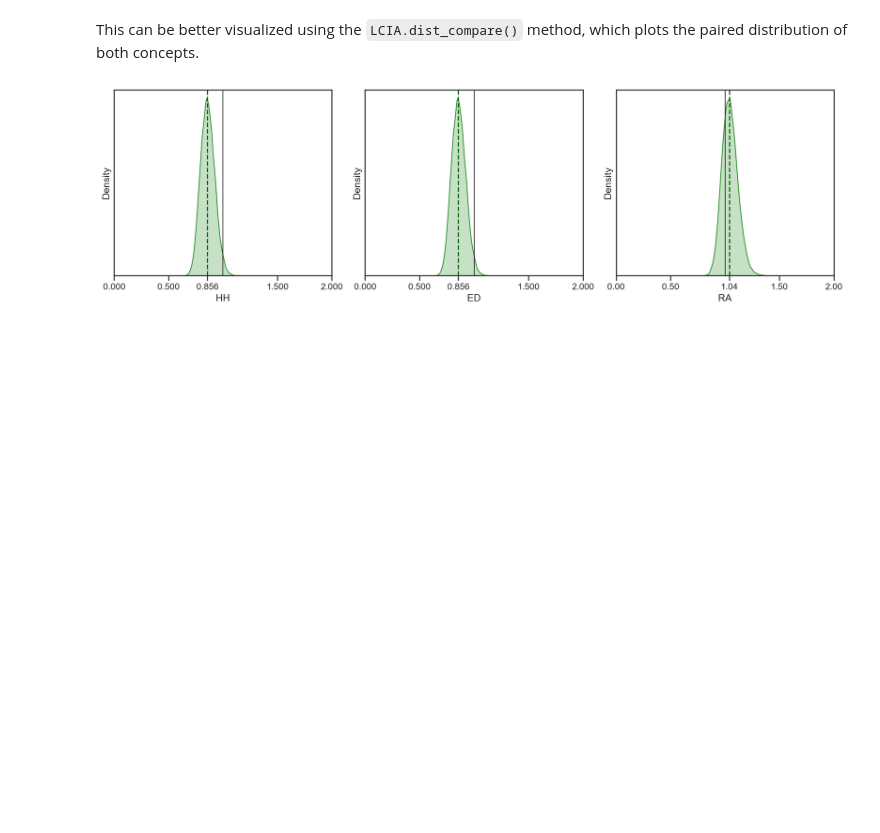
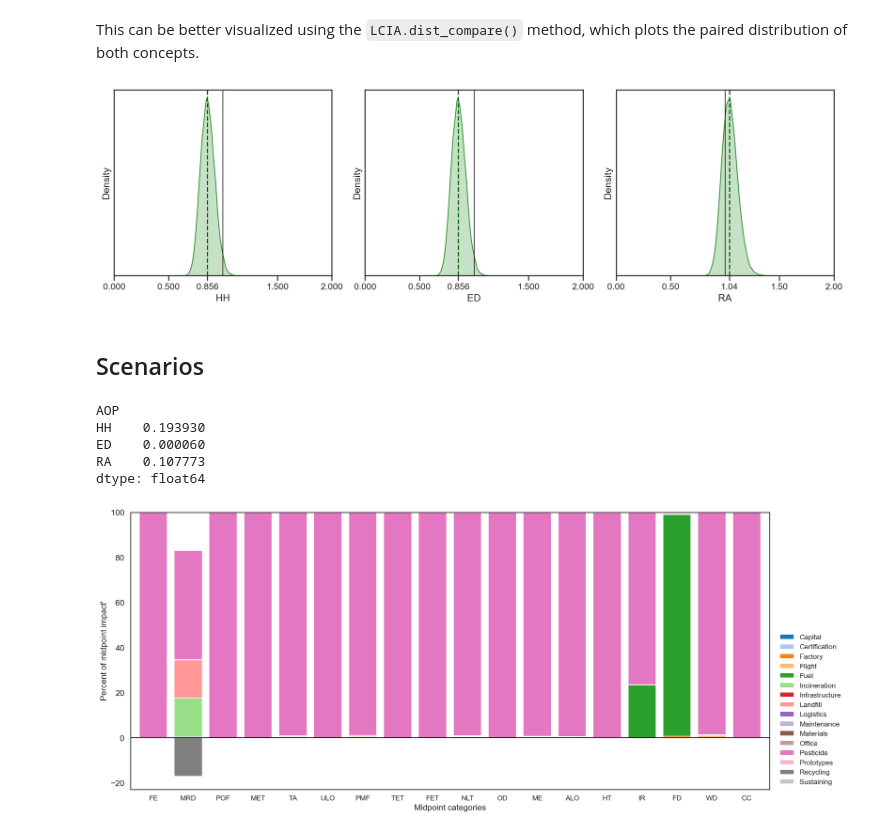
Before and after one commit to gparolin/AEco, a Jupyter notebook: Scripts/view.ipynb, the cells around one changed output. Cells and saved outputs as stored; diff of their text form; code cells hidden in the pictures; blank space fills up the shorter version.

Commit message:
Scenario evaluation for Iris

```diff
--- a/Scripts/view.ipynb
+++ b/Scripts/view.ipynb
@@ -299,3 +299,28 @@ This can be better visualized using the `LCIA.dist_compare()` method, which plot
 at_pest.dist_compare(original_pest, pathway='EP', save=False)
 # %% [output]
 [figure]
+# %% [markdown]
+## Scenarios
+# %%
+import os
+os.chdir("C:/Users/giparoli/Documents/Projetos/AEco")
+
+iris_path_scenarios = '.\\Local\\Iris_pestreduct_outputs'  # LCA results file path
+# %%
+scenario_pest = LCIA.load(iris_path_scenarios, chunks={}, LCI=False, CTV=False)
+scenario = LCIA.load(iris_path_scenarios, chunks={}, LCI=False, CTV=False, no_pest=True, phases=no_pest_phases)
+
+# antera_pest = LCIA.load(antera_path, chunks={}, LCI=False, CTV=False)
+# antera_no_pest = LCIA.load(antera_path, chunks={}, LCI=False, CTV=False, no_pest=True, phases=no_pest_phases)
+# %%
+scenario_pest.mean('EP', by='sum').to_pandas()
+# %% [output]
+AOP
+HH    0.193930
+ED    0.000060
+RA    0.107773
+dtype: float64
+# %%
+scenario_pest.bar(palette="tab20")
+# %% [output]
+[figure, added]
```
Also changed, not shown: 3 other files.
